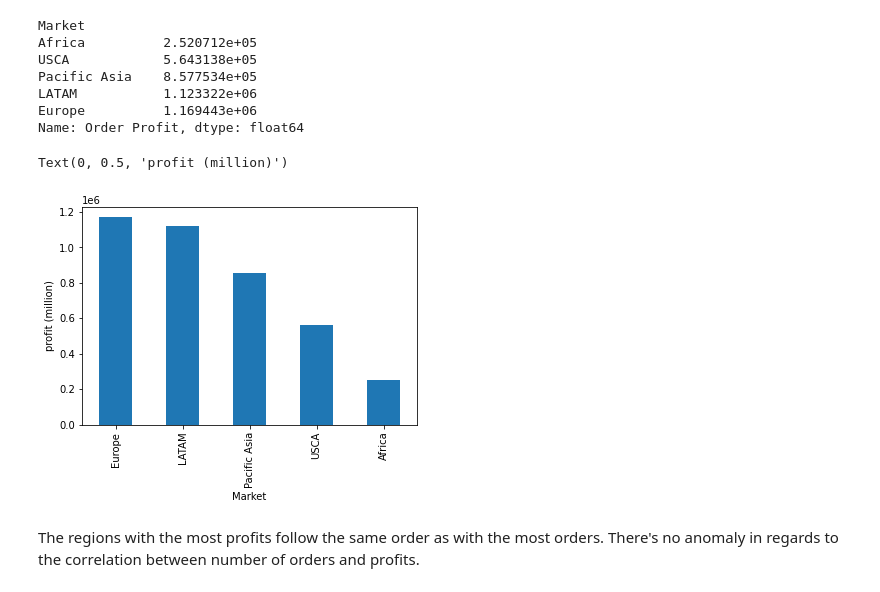
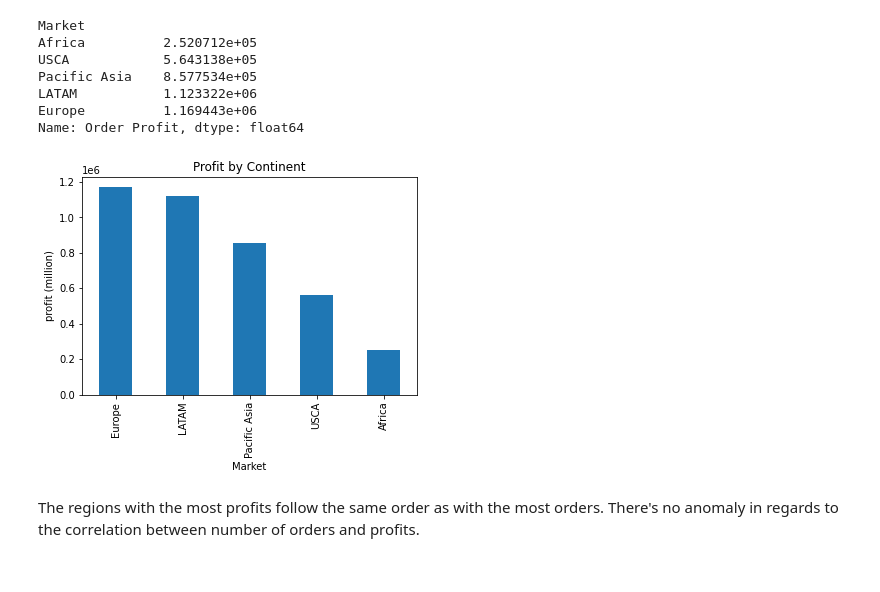
Before and after one commit to Chestnut-lol/DataOpenSpring2022, a Jupyter notebook: Datathon.ipynb, the cells around one changed output. Drawn from its saved outputs; the diff is of its cells as text; code cells hidden in the pictures.

```diff
--- a/Datathon.ipynb
+++ b/Datathon.ipynb
@@ -66,7 +66,8 @@ orders["Order Id"].nunique()
 # %% [markdown]
 There are more "Order Item Id" than "Order Id". This means that each row corresponds to 1 item and each order consists of multiple items. So in order to find the total info of an order, all the items of each order must be grouped together.
 # %%
-def save_figure(title=None):
-    plt.savefig()
+def save_figure(title="untitled"):
+    title = title.replace(" ","-")
+    plt.savefig("plots/"+title+".jpg",bbox_inches="tight")
 # %%
 title = "Order Count by Continent"
@@ -86,11 +87,11 @@ LATAM           1.123322e+06
 Europe          1.169443e+06
 Name: Order Profit, dtype: float64
 # %%
-market_profits.sort_values(ascending=False).plot(kind="bar")
-plt.ylabel("profit (million)")
+title = "Profit by Continent"
+market_profits.sort_values(ascending=False).plot(kind="bar",ylabel="profit (million)",title=title)
+save_figure(title)
 # %% [output]
-Text(0, 0.5, 'profit (million)')
-[figure, old version]
+[figure, new version]
 # %% [markdown]
 The regions with the most profits follow the same order as with the most orders. There's no anomaly in regards to the correlation between number of orders and profits.
 # %% [markdown]
```
Also changed, not shown: parts of 9 cells of this notebook, 4 other files.
